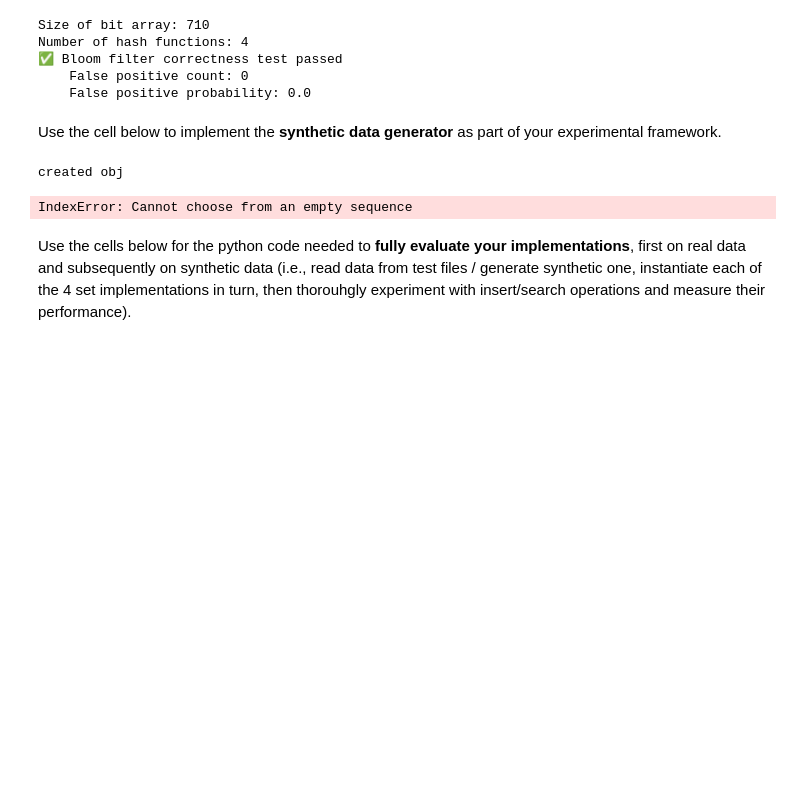
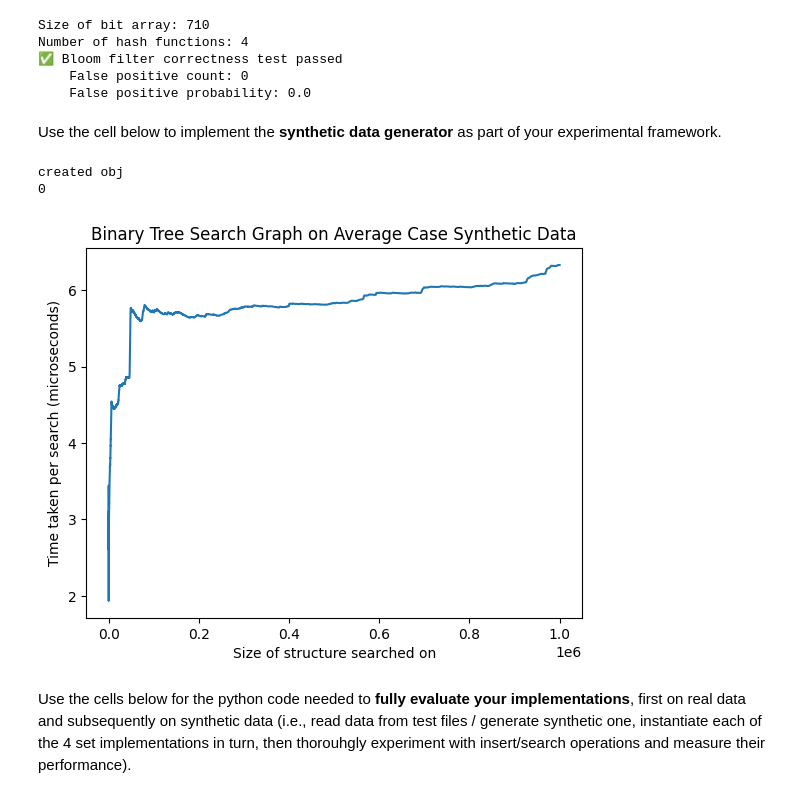
Before and after one commit to Baicheng-MiQ/COMP0005-Group-Coursework, a Jupyter notebook: Jupyter skeleton and tests/SetMembership.ipynb, the cells around one changed output. Saved outputs shown, nothing was run; the diff lists cells and outputs as text; code cells hidden in the pictures; blank space fills up the shorter version.

```diff
--- a/Jupyter skeleton and tests/SetMembership.ipynb
+++ b/Jupyter skeleton and tests/SetMembership.ipynb
@@ -785,26 +785,38 @@ class SyntheticTesting():
         plt.title('Bloomfilter Set Insertion Graph on Average Case Synthetic Data')
         plt.show()
 
+
     def test_search(self, size, repeats):
-        data = self.generator.generateData(size)
-        total_time, counter, times = 0, 0, []
+        average_times = []
+        for i in range(repeats):
+            data = self.generator.generateData(size)
+            total_time, counter, times = 0, 0, []
 
-        bst = BinarySearchTreeSet()
-        element = "jaskldjalsjkdklas"
+            print(i)
+            bst = BinarySearchTreeSet()
+            for string in data:
+                bst.insertElement(string)
+                time_taken = timeit.timeit(lambda: bst.searchElement(string), number=1)
+                total_time += time_taken
+                counter += 1
+                times.append(total_time/counter)
 
-        for i in range(len(data)):
-            bst.insertElement(data[i])
-            time = 0
-            for i in range(repeats):
+            average_times.append(times)
 
-                # element = random.choice(data[:i+1])
-                # element = data[i]
-                time += timeit.timeit(lambda: bst.searchElement(element), number=1)
-            counter += 1
-            average_time = time/repeats
-            times.append(average_time)
+        final_times = []
+        for col in range(len(average_times[0])):
+            col_sum, count = 0, 0
 
-        bst.print_keys()
+            for row in range(len(average_times)):
+                col_sum += average_times[row][col]
+                count += 1
+
+            final_times.append(col_sum/count)
+        final_times = final_times[1000:]
+
+
+
+        # bst.print_keys()
         plt.plot([i for i in range(len(times))], [time*1000000 for time in times])
         plt.xlabel('Size of structure searched on')
         plt.ylabel('Time taken per search (microseconds)')
@@ -814,35 +826,36 @@ class SyntheticTesting():
 
 
 
 
 
     def plot_individual_graph(self, times, name):
         plt.scatter([i for i in times], times)
         plt.xlabel('Number of operations')
         plt.ylabel('Time taken (seconds)')
         plt.title(name)
         plt.show()
 
     def plot_multi_graph(self):
         for key in self.timedict.keys():
             times = self.timedict[key]
             if times != []:
                 plt.plot(self.sizes, times, label=key)
         plt.legend(loc='upper left')
         plt.xlabel('Number of operations')
         plt.ylabel('Time taken (seconds)')
         plt.title('Comparison Graph')
         plt.show()
 
 
 test_list = ['best_tree_insert']
 test = SyntheticTesting(1, 1002, 1000, 1)
 # test.testing_thing(10000)
 # test.test_tree(100000, 20)
-test.test_search(20, 1)
+test.test_search(1000000, 1)
 # %% [output]
 created obj
+0
-IndexError: Cannot choose from an empty sequence
+[figure, added]
 # %% [markdown]
 Use the cells below for the python code needed to **fully evaluate your implementations**, first on real data and subsequently on synthetic data (i.e., read data from test files / generate synthetic one, instantiate each of the 4 set implementations in turn, then thorouhgly experiment with insert/search operations and measure their performance).
 # %%
```
